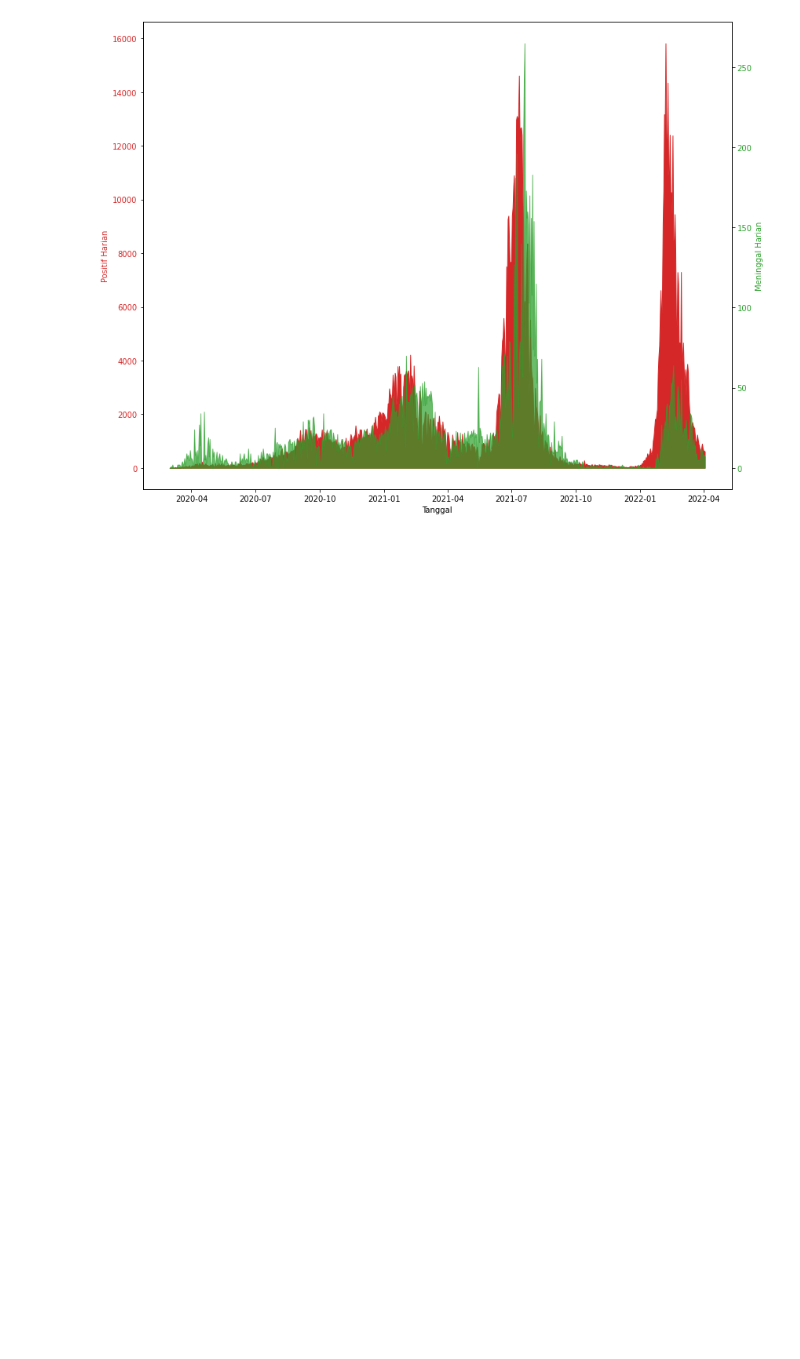
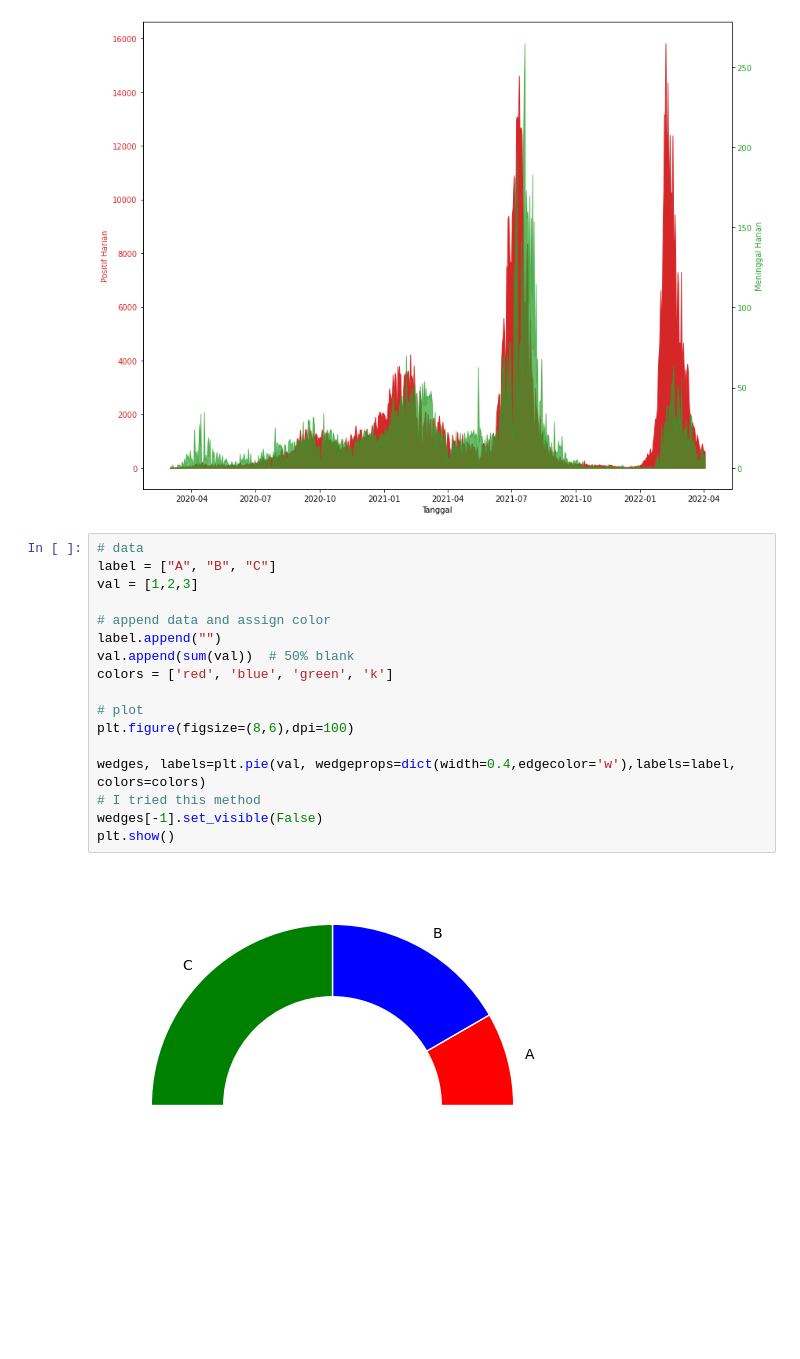
Before and after one commit to aasina/carpredict, a Jupyter notebook: covidJKTdatapresent.ipynb, the cells around one changed output. Saved outputs shown, nothing was run; the diff lists cells and outputs as text; blank space fills up the shorter version.

```diff
--- a/covidJKTdatapresent.ipynb
+++ b/covidJKTdatapresent.ipynb
@@ -186,3 +186,22 @@ fig.tight_layout()  # otherwise the right y-label is slightly clipped
 plt.show()
 # %% [output]
 [figure]
+# %%
+# data
+label = ["A", "B", "C"]
+val = [1,2,3]
+
+# append data and assign color
+label.append("")
+val.append(sum(val))  # 50% blank
+colors = ['red', 'blue', 'green', 'k']
+
+# plot
+plt.figure(figsize=(8,6),dpi=100)
+
+wedges, labels=plt.pie(val, wedgeprops=dict(width=0.4,edgecolor='w'),labels=label, colors=colors)
+# I tried this method
+wedges[-1].set_visible(False)
+plt.show()
+# %% [output]
+[figure, added]
```
Also changed, not shown: 1 other file.
